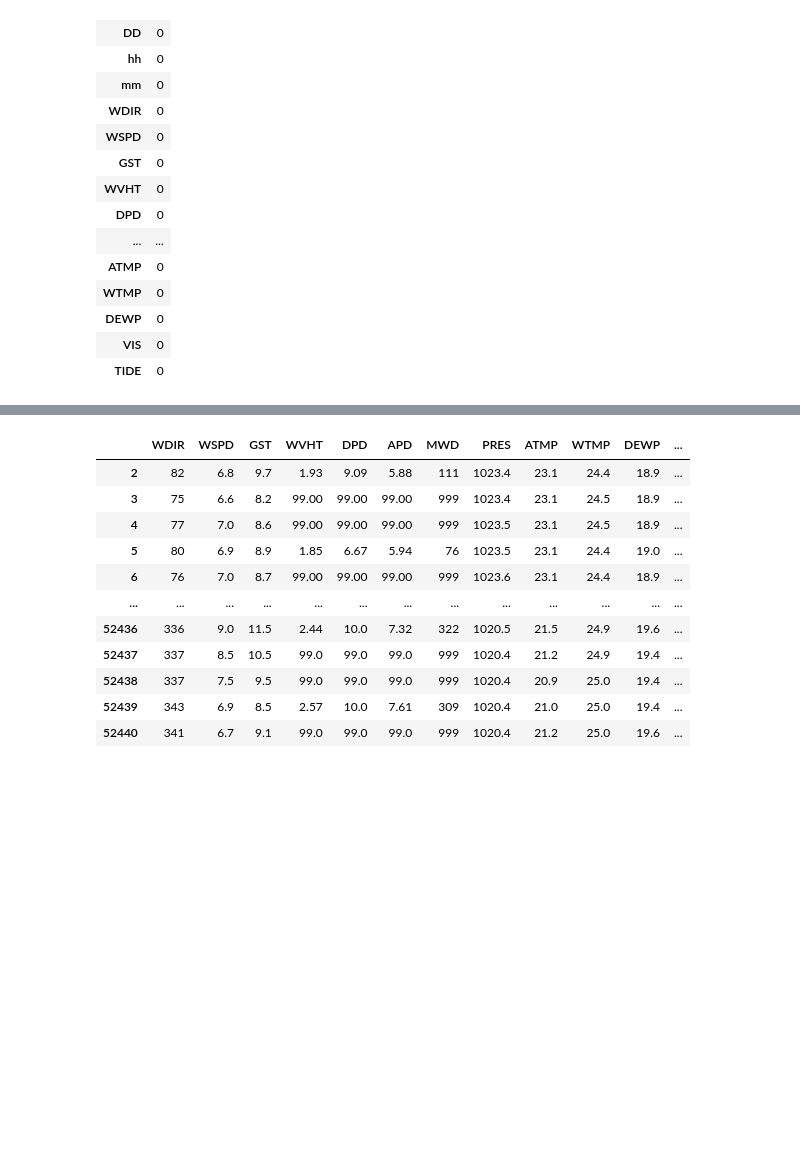
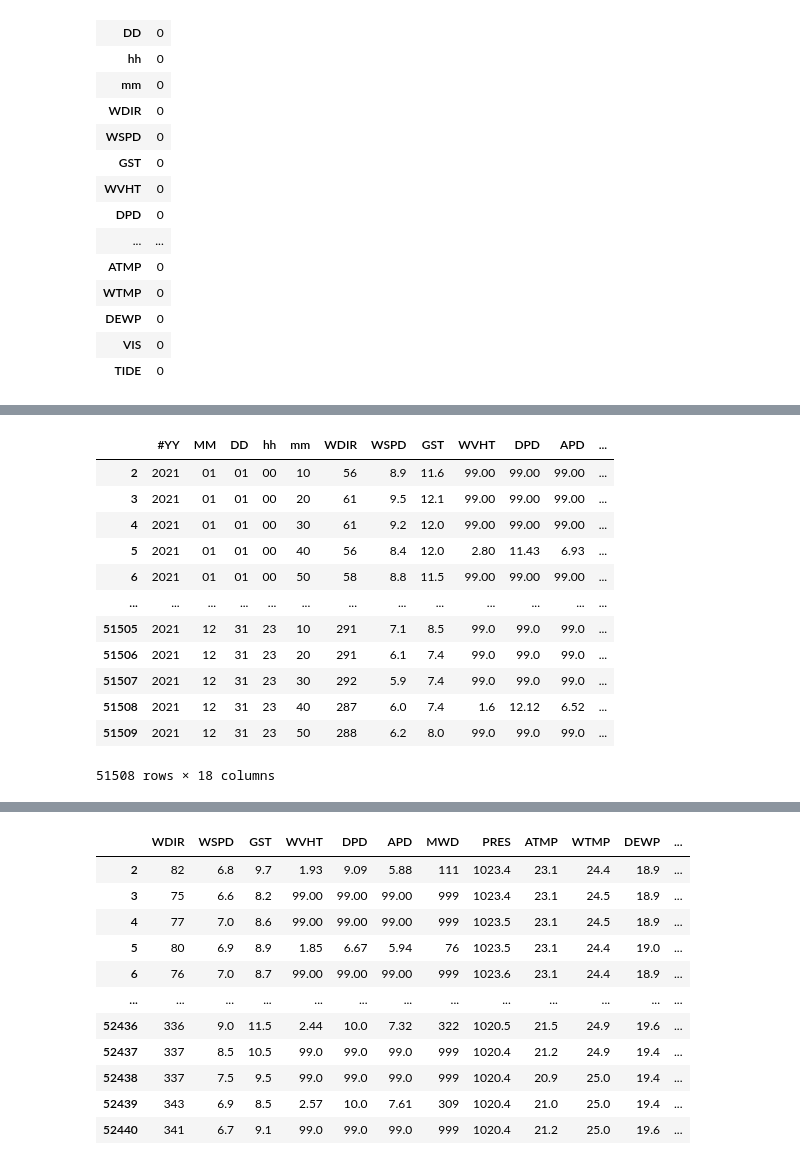
Before and after one commit to juniousnj/SPICE-2024, a Jupyter notebook: waveheight_tutorial.ipynb, the cells around one changed output, grey strips where cells are left out. Saved outputs shown, nothing was run; the diff lists cells and outputs as text; code cells hidden in the pictures; blank space fills up the shorter version.

```diff
--- a/waveheight_tutorial.ipynb
+++ b/waveheight_tutorial.ipynb
@@ -309,0 +359,17 @@ df1_clean = df_23.iloc[2:] # dropping the first two rows
+# %%
+df_21_clean = df_21.iloc[2:] # dropping the first two rows
+df_21_clean
+# %% [output]
+|  | #YY | MM | DD | hh | mm | WDIR | WSPD | GST | WVHT | DPD | APD | ... |
+| 2 | 2021 | 01 | 01 | 00 | 10 | 56 | 8.9 | 11.6 | 99.00 | 99.00 | 99.00 | ... |
+| 3 | 2021 | 01 | 01 | 00 | 20 | 61 | 9.5 | 12.1 | 99.00 | 99.00 | 99.00 | ... |
+| 4 | 2021 | 01 | 01 | 00 | 30 | 61 | 9.2 | 12.0 | 99.00 | 99.00 | 99.00 | ... |
+| 5 | 2021 | 01 | 01 | 00 | 40 | 56 | 8.4 | 12.0 | 2.80 | 11.43 | 6.93 | ... |
+| 6 | 2021 | 01 | 01 | 00 | 50 | 58 | 8.8 | 11.5 | 99.00 | 99.00 | 99.00 | ... |
+| ... | ... | ... | ... | ... | ... | ... | ... | ... | ... | ... | ... | ... |
+| 51505 | 2021 | 12 | 31 | 23 | 10 | 291 | 7.1 | 8.5 | 99.0 | 99.0 | 99.0 | ... |
+| 51506 | 2021 | 12 | 31 | 23 | 20 | 291 | 6.1 | 7.4 | 99.0 | 99.0 | 99.0 | ... |
+| 51507 | 2021 | 12 | 31 | 23 | 30 | 292 | 5.9 | 7.4 | 99.0 | 99.0 | 99.0 | ... |
+| 51508 | 2021 | 12 | 31 | 23 | 40 | 287 | 6.0 | 7.4 | 1.6 | 12.12 | 6.52 | ... |
+| 51509 | 2021 | 12 | 31 | 23 | 50 | 288 | 6.2 | 8.0 | 99.0 | 99.0 | 99.0 | ... |
+51508 rows × 18 columns
```
Also changed, not shown: parts of 8 cells of this notebook.
